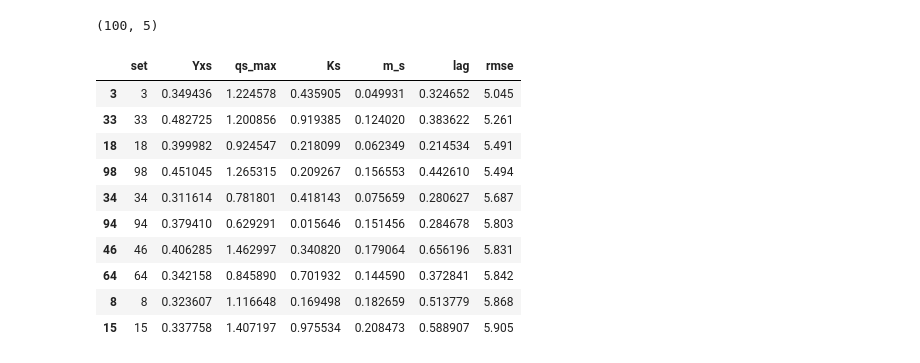
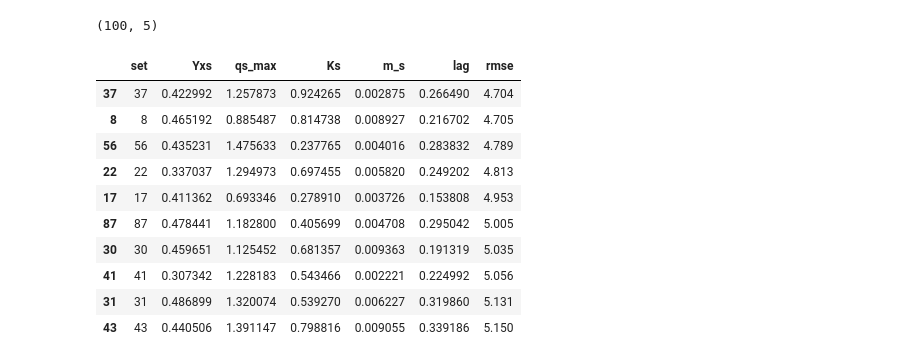
Before and after one commit to boripf/hybrid-model-corynebacterium, a Jupyter notebook: C_opti.ipynb, the cells around one changed output. Saved outputs shown, nothing was run; the diff lists cells and outputs as text; code cells hidden in the pictures.

Commit message:
parameter decision + global SA

```diff
--- a/C_opti.ipynb
+++ b/C_opti.ipynb
@@ -191,7 +191,7 @@ parameter_bounds = [
     [0.3, 0.5],    # Range for parameter 0 Yxs
     [0.5, 1.5],    # Range for parameter 1 qs_max
     [0.0, 1.0],   # Range for parameter 2 - Ks
-    [0.0, 0.5],    # Range for parameter 4 - m_s
+    [0.0, 0.01],    # Range for parameter 4 - m_s
     [0.001, 1.0],  # Range for parameter 5 - lag
 ]
 # %%
@@ -204,41 +204,41 @@ df_all_sets = pd.DataFrame(columns=['set', 'Yxs', 'qs_max', 'Ks', 'm_s', 'lag',
 for set_num in range(LHS_samples.shape[0]):
     # Save all parameters and equations and the RMSE in a dataframe
     ## with the beginning of one set a new rmse_overview will be created
     rmse_one_set = []
     #key = f'set{set_num}' ; init_p = est_mu_max[key]
     init_p = list(LHS_samples[set_num, :])
 
     # Make the predictions and calculate the error
     rmse, time_pred, biomass_pred, substrate_pred, volume_pred = objective_func_qs2(init_p)
     # save the parameters in a dataframe
     append_list=[set_num, init_p[0], init_p[1], init_p[2], init_p[3], init_p[4], round(rmse, 3)]
     rmse_one_set.append(append_list)
 
     # Make a plot and save it
     title = f'set{set_num}/ rmse: {round(rmse, 3)}'
     plot_name = f'set{set_num}_rmse{int(rmse)}'
 
     if rmse <= float(6):
         plot_save(time_pred, biomass_pred, substrate_pred, volume_pred, title, plot_name, set_num)
 
     # save the parameters of one set
     df_1set = pd.DataFrame(rmse_one_set, columns=['set', 'Yxs', 'qs_max', 'Ks', 'm_s', 'lag', 'rmse'])
     df_all_sets = pd.concat([df_all_sets,df_1set], axis=0, ignore_index=True)
 
 
 df_all_sets.sort_values(by=['rmse'], ascending=True, inplace=True)
-df_all_sets.to_csv(f'data/estimation/0207_5/data.csv')
+df_all_sets.to_csv(f'data/estimation/data1.csv')
 
 df_all_sets.head(10)
 # %% [output]
 |  | set | Yxs | qs_max | Ks | m_s | lag | rmse |
-| 3 | 3 | 0.349436 | 1.224578 | 0.435905 | 0.049931 | 0.324652 | 5.045 |
-| 33 | 33 | 0.482725 | 1.200856 | 0.919385 | 0.124020 | 0.383622 | 5.261 |
-| 18 | 18 | 0.399982 | 0.924547 | 0.218099 | 0.062349 | 0.214534 | 5.491 |
-| 98 | 98 | 0.451045 | 1.265315 | 0.209267 | 0.156553 | 0.442610 | 5.494 |
-| 34 | 34 | 0.311614 | 0.781801 | 0.418143 | 0.075659 | 0.280627 | 5.687 |
-| 94 | 94 | 0.379410 | 0.629291 | 0.015646 | 0.151456 | 0.284678 | 5.803 |
-| 46 | 46 | 0.406285 | 1.462997 | 0.340820 | 0.179064 | 0.656196 | 5.831 |
-| 64 | 64 | 0.342158 | 0.845890 | 0.701932 | 0.144590 | 0.372841 | 5.842 |
-| 8 | 8 | 0.323607 | 1.116648 | 0.169498 | 0.182659 | 0.513779 | 5.868 |
-| 15 | 15 | 0.337758 | 1.407197 | 0.975534 | 0.208473 | 0.588907 | 5.905 |
+| 37 | 37 | 0.422992 | 1.257873 | 0.924265 | 0.002875 | 0.266490 | 4.704 |
+| 8 | 8 | 0.465192 | 0.885487 | 0.814738 | 0.008927 | 0.216702 | 4.705 |
+| 56 | 56 | 0.435231 | 1.475633 | 0.237765 | 0.004016 | 0.283832 | 4.789 |
+| 22 | 22 | 0.337037 | 1.294973 | 0.697455 | 0.005820 | 0.249202 | 4.813 |
+| 17 | 17 | 0.411362 | 0.693346 | 0.278910 | 0.003726 | 0.153808 | 4.953 |
+| 87 | 87 | 0.478441 | 1.182800 | 0.405699 | 0.004708 | 0.295042 | 5.005 |
+| 30 | 30 | 0.459651 | 1.125452 | 0.681357 | 0.009363 | 0.191319 | 5.035 |
+| 41 | 41 | 0.307342 | 1.228183 | 0.543466 | 0.002221 | 0.224992 | 5.056 |
+| 31 | 31 | 0.486899 | 1.320074 | 0.539270 | 0.006227 | 0.319860 | 5.131 |
+| 43 | 43 | 0.440506 | 1.391147 | 0.798816 | 0.009055 | 0.339186 | 5.150 |
```
Also changed, not shown: parts of 5 cells of this notebook, 23 other files.
